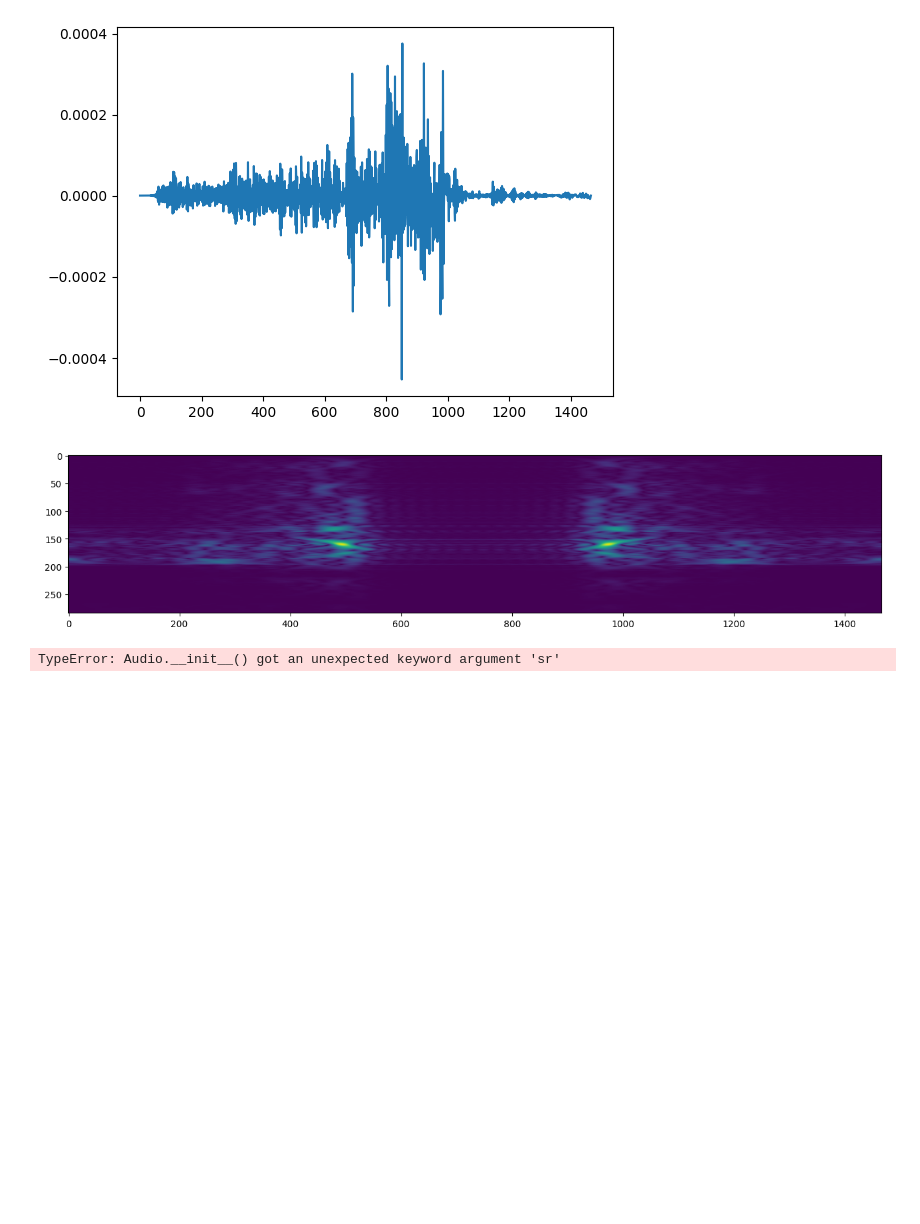
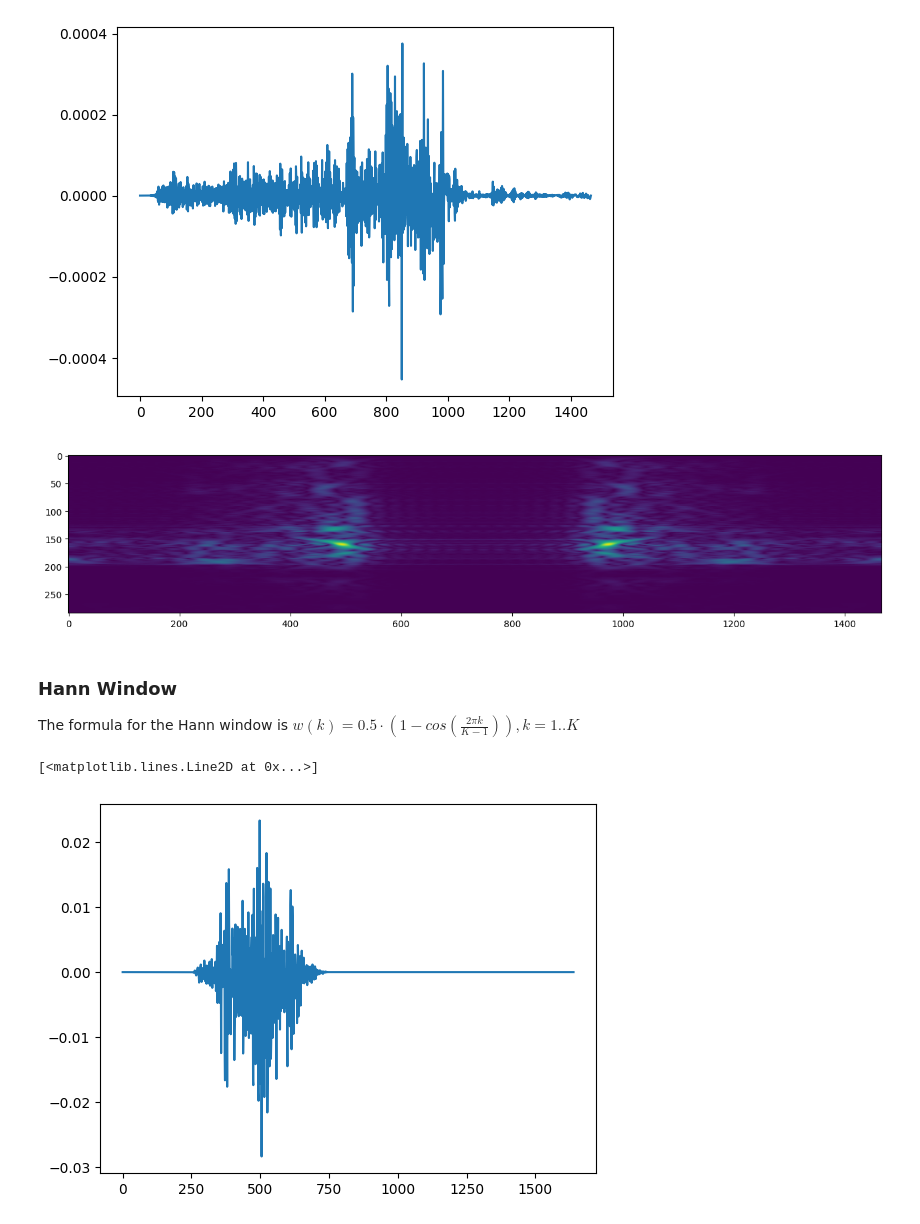
Before and after one commit to pvwoods/elko, a Jupyter notebook: notebooks/fourier.ipynb, the cells around one changed output. Cells and saved outputs as stored; diff of their text form; code cells hidden in the pictures; blank space fills up the shorter version.

Commit message:
adding hann window

```diff
--- a/notebooks/fourier.ipynb
+++ b/notebooks/fourier.ipynb
@@ -337,9 +337,24 @@ plt.figure(figsize=(16,8))
 plt.imshow(audio_spec);
 # %% [output]
 [figure]
-# %%
-import IPython.display as ipd
-
-ipd.Audio(song, sr=20)
-# %% [output]
-TypeError: Audio.__init__() got an unexpected keyword argument 'sr'
+# %% [markdown]
+### Hann Window
+
+The formula for the Hann window is $w(k) = 0.5 \cdot (1 - cos(\frac{2\pi{k}}{K-1})),k=1..K$
+# %%
+def hann_window(x:np.array, window_size:int, window_offset:int):
+    window = np.arange(window_size)
+    rad = 2 * math.pi
+    window = (rad * window) / (window_size - 1)
+    window = 0.5 * (1 - np.cos(window))
+    lw = np.zeros(window_offset)
+    rw = np.zeros(x.shape[0] - (window_offset + window_size))
+    window = np.concatenate((lw, window, rw))
+    return x * window, window
+
+windowed_sig, window = hann_window(audio, 500, 250)
+#plt.plot(window)
+plt.plot(windowed_sig)
+# %% [output]
+[<matplotlib.lines.Line2D at 0x...>]
+[figure, added]
```
Also changed, not shown: parts of 2 cells of this notebook.
